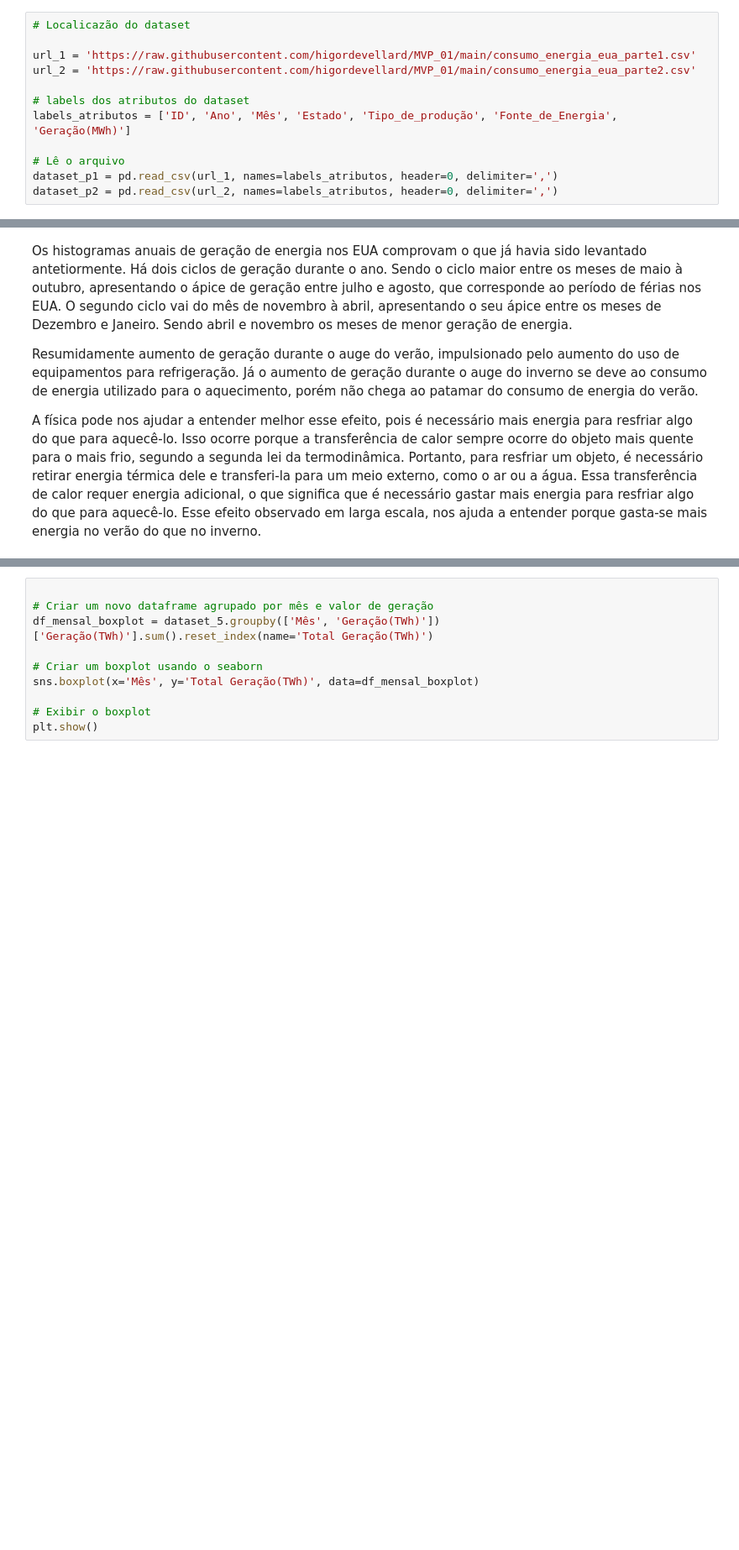
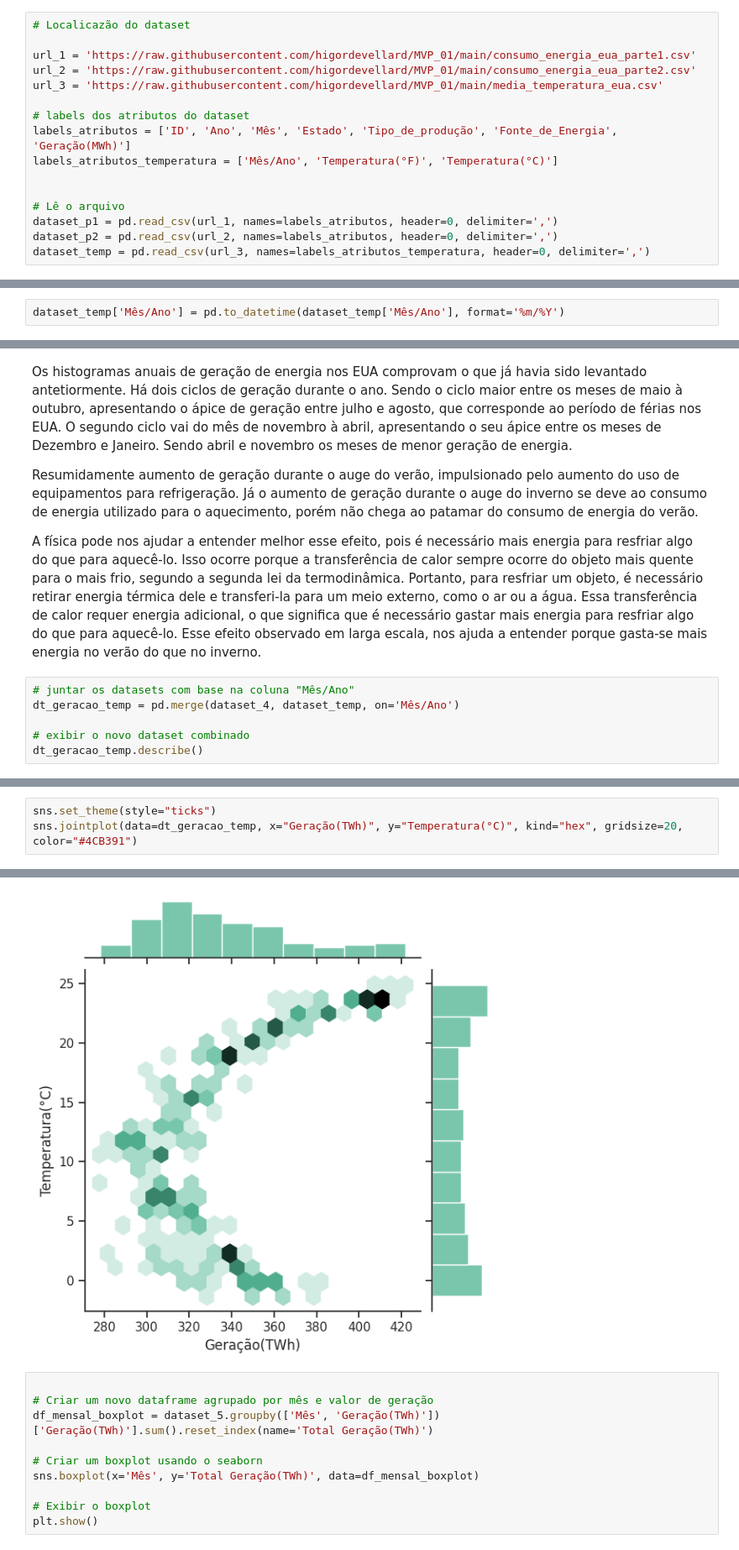
Before and after one commit to Higordevellard/MVP_01, a Jupyter notebook: mvp_sprint_1.ipynb, the cells around one changed output, grey strips where cells are left out. Shown at 84% size. Drawn from its saved outputs; the diff is of its cells as text; blank space fills up the shorter version.

```diff
--- a/mvp_sprint_1.ipynb
+++ b/mvp_sprint_1.ipynb
@@ -23,10 +23,14 @@ Sendo um egenheiro eletricista, foi escolhido para este MVP um dataset que detal
 
 url_1 = 'https://raw.githubusercontent.com/higordevellard/MVP_01/main/consumo_energia_eua_parte1.csv'
 url_2 = 'https://raw.githubusercontent.com/higordevellard/MVP_01/main/consumo_energia_eua_parte2.csv'
+url_3 = 'https://raw.githubusercontent.com/higordevellard/MVP_01/main/media_temperatura_eua.csv'
 
 # labels dos atributos do dataset
 labels_atributos = ['ID', 'Ano', 'Mês', 'Estado', 'Tipo_de_produção', 'Fonte_de_Energia', 'Geração(MWh)']
+labels_atributos_temperatura = ['Mês/Ano', 'Temperatura(°F)', 'Temperatura(°C)']
+
 
 # Lê o arquivo
 dataset_p1 = pd.read_csv(url_1, names=labels_atributos, header=0, delimiter=',')
 dataset_p2 = pd.read_csv(url_2, names=labels_atributos, header=0, delimiter=',')
+dataset_temp = pd.read_csv(url_3, names=labels_atributos_temperatura, header=0, delimiter=',')
@@ -182,6 +204,8 @@ dataset_1['Mês/Ano'] = dataset_1['Mês'].astype(str) + '/' + dataset_1['Ano'].a
 # %%
 #Formatando a nova coluna como data
 dataset_1['Mês/Ano'] = pd.to_datetime(dataset_1['Mês/Ano'], format='%m/%Y')
+# %%
+dataset_temp['Mês/Ano'] = pd.to_datetime(dataset_temp['Mês/Ano'], format='%m/%Y')
 # %%
 dataset_1.head()
 # %% [output]
@@ -349,3 +373,9 @@ Os histogramas anuais de geração de energia nos EUA comprovam o que já havia
 Resumidamente aumento de geração durante o auge do verão, impulsionado pelo aumento do uso de equipamentos para refrigeração. Já o aumento de geração durante o auge do inverno se deve ao consumo de energia utilizado para o aquecimento, porém não chega ao patamar do consumo de energia do verão.
 
 A física pode nos ajudar a entender melhor esse efeito, pois é necessário mais energia para resfriar algo do que para aquecê-lo. Isso ocorre porque a transferência de calor sempre ocorre do objeto mais quente para o mais frio, segundo a segunda lei da termodinâmica. Portanto, para resfriar um objeto, é necessário retirar energia térmica dele e transferi-la para um meio externo, como o ar ou a água. Essa transferência de calor requer energia adicional, o que significa que é necessário gastar mais energia para resfriar algo do que para aquecê-lo. Esse efeito observado em larga escala, nos ajuda a entender porque gasta-se mais energia no verão do que no inverno.
+# %%
+# juntar os datasets com base na coluna "Mês/Ano"
+dt_geracao_temp = pd.merge(dataset_4, dataset_temp, on='Mês/Ano')
+
+# exibir o novo dataset combinado
+dt_geracao_temp.describe()
@@ -351,0 +392,4 @@ A física pode nos ajudar a entender melhor esse efeito, pois é necessário mai
+# %%
+sns.set_theme(style="ticks")
+sns.jointplot(data=dt_geracao_temp, x="Geração(TWh)", y="Temperatura(°C)", kind="hex", gridsize=20, color="#4CB391")
+# %% [output]
@@ -352,3 +397,4 @@ A física pode nos ajudar a entender melhor esse efeito, pois é necessário mai
+[figure, added]
 # %%
 
 # Criar um novo dataframe agrupado por mês e valor de geração
```
Also changed, not shown: parts of 4 cells of this notebook.
